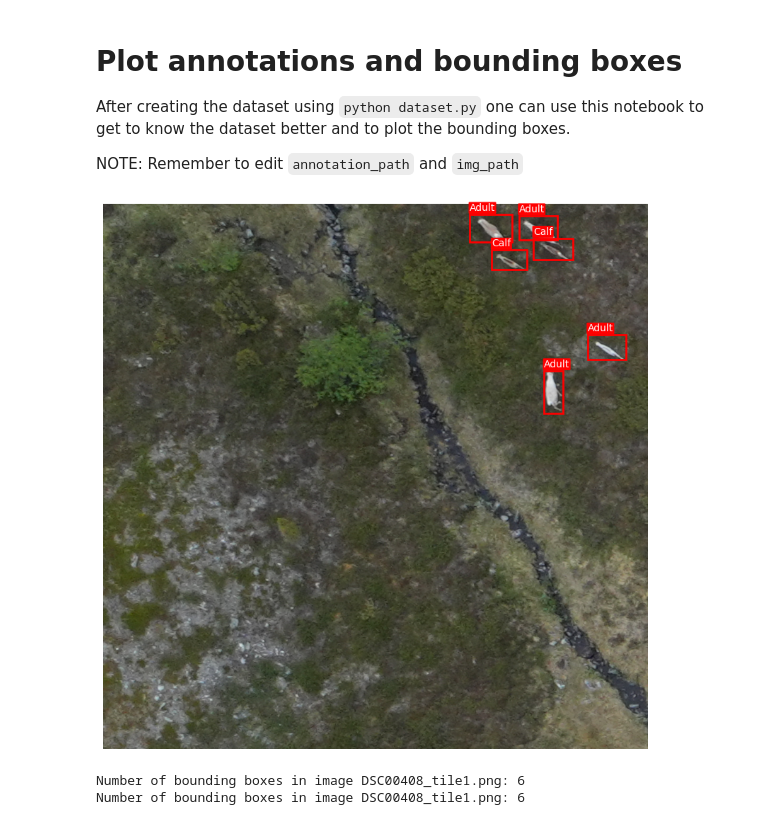
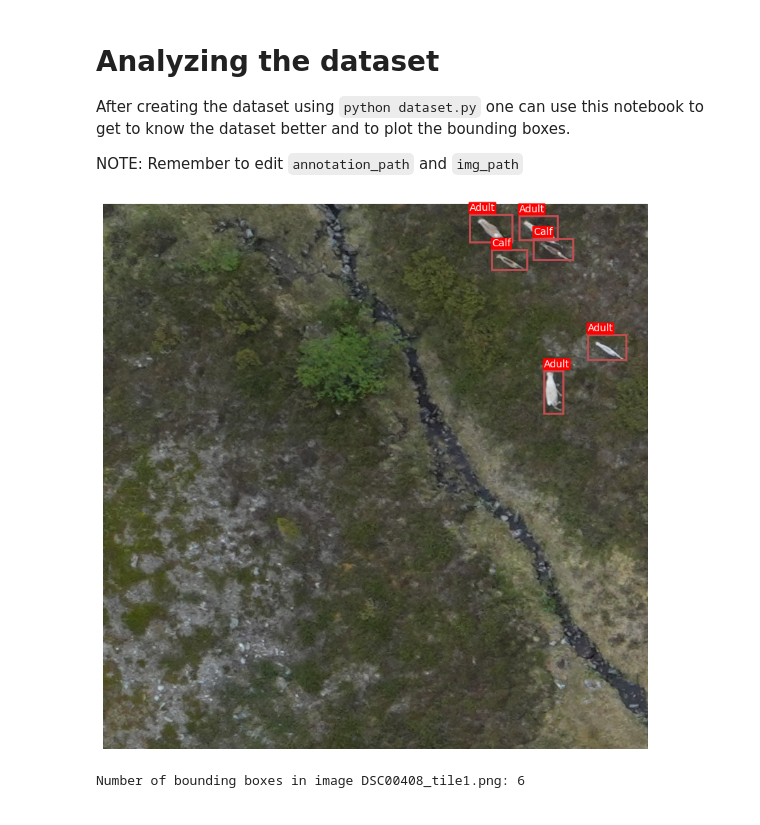
Before and after one commit to NINAnor/reindeerdrone, a Jupyter notebook: notebooks/inspect-bboxs.ipynb, the cells around one changed output. Drawn from its saved outputs; the diff is of its cells as text; code cells hidden in the pictures.

```diff
--- a/notebooks/inspect-bboxs.ipynb
+++ b/notebooks/inspect-bboxs.ipynb
@@ -3,8 +3,14 @@ import json
 import cv2
 import matplotlib.pyplot as plt
 import matplotlib.patches as patches
+import numpy as np
+import seaborn as sns
+from collections import defaultdict
+
+# Set the aesthetic style of the plots
+sns.set(style="whitegrid")b
 # %% [markdown]
-# Plot annotations and bounding boxes
+# Analyzing the dataset
 
 After creating the dataset using `python dataset.py` one can use this notebook to get to know the dataset better and to plot the bounding boxes.
 
@@ -45,47 +51,33 @@ def plot_image_annotations(img_path, image_info, annotations, categories):
             height = y_end - y
 
             # Ensure bounding box is within the image
             if x >= 0 and y >= 0 and x_end <= image.shape[1] and y_end <= image.shape[0]:
                 rect = patches.Rectangle((x, y), width, height, linewidth=2, edgecolor='r', facecolor='none')
                 ax.add_patch(rect)
 
                 # Increment the bounding box counter
                 bbox_count += 1
 
                 # Optional: Add text label for each bbox
                 label = categories.get(anno['category_id'], 'Unknown')
                 # Place label above the bounding box, outside it
                 label_x = x
                 label_y = y - 3  # Slight vertical offset from the top of the bbox
                 if label_y < 0:  # If the label goes above the image, adjust it to be just at the top inside the bbox
                     label_y = y + 3
 
                 ax.text(label_x, label_y, label, color='white', fontsize=10, verticalalignment='bottom',
                         bbox=dict(facecolor='red', edgecolor='none', boxstyle='round,pad=0.1'))
 
     ax.set_axis_off()
     plt.show()
 
-
-    ax.set_axis_off()
-    plt.show()
-
-    # Print the number of bounding boxes
-    print(f"Number of bounding boxes in image {image_info['file_name']}: {bbox_count}")
-
-    ax.set_axis_off()
-    plt.show()
-
     # Print the number of bounding boxes
     print(f"Number of bounding boxes in image {image_info['file_name']}: {bbox_count}")
 
 
-
-
-# Loop through a subset of images to plot them with annotations
-for image_info in images[1:2]:  # Adjust the slice to limit the number of images processed
+for image_info in images[1:2]:
     plot_image_annotations(img_path, image_info, annotations, categories)
 # %% [output]
-[figure, old version]
+[figure, new version]
 Number of bounding boxes in image DSC00408_tile1.png: 6
-Number of bounding boxes in image DSC00408_tile1.png: 6
```
Also changed, not shown: parts of 9 cells of this notebook, 1 other file.
